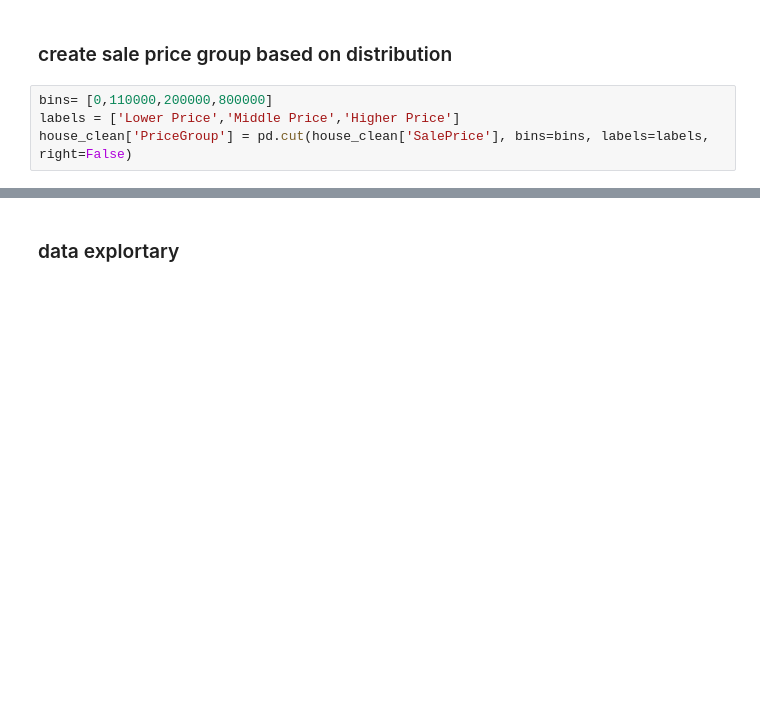
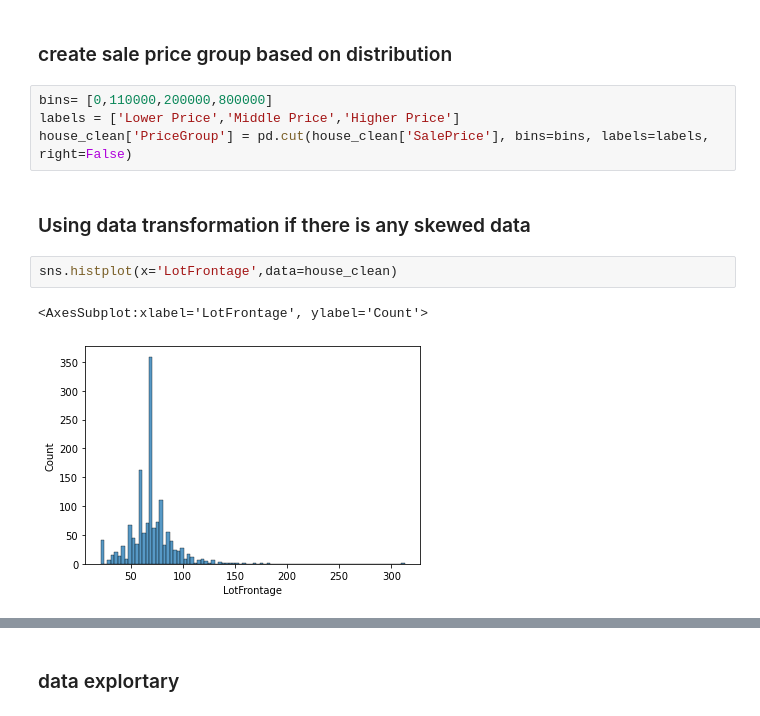
Before and after one commit to alicelo125/Kaggle---house-pricing, a Jupyter notebook: house.ipynb, the cells around one changed output, grey strips where cells are left out. Cells and saved outputs as stored; diff of their text form; blank space fills up the shorter version.

```diff
--- a/house.ipynb
+++ b/house.ipynb
@@ -124,3 +103,10 @@ array([[<AxesSubplot:title={'center':'SalePrice'}>]], dtype=object)
 bins= [0,110000,200000,800000]
 labels = ['Lower Price','Middle Price','Higher Price']
 house_clean['PriceGroup'] = pd.cut(house_clean['SalePrice'], bins=bins, labels=labels, right=False)
+# %% [markdown]
+### Using data transformation if there is any skewed data
+# %%
+sns.histplot(x='LotFrontage',data=house_clean)
+# %% [output]
+<AxesSubplot:xlabel='LotFrontage', ylabel='Count'>
+[figure, added]
```
Also changed, not shown: parts of 67 cells of this notebook.
